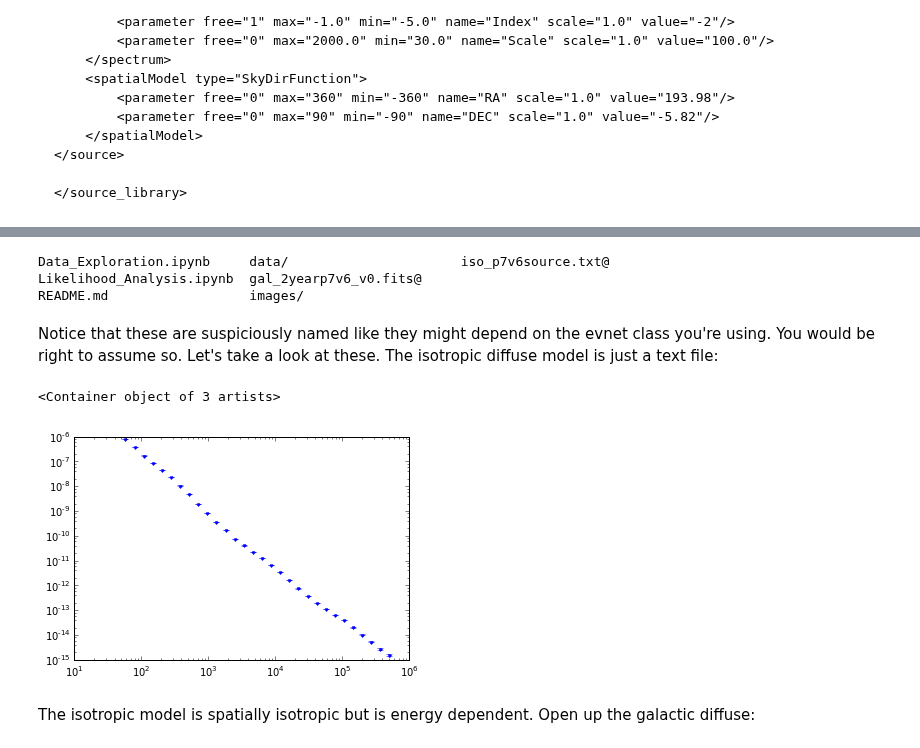
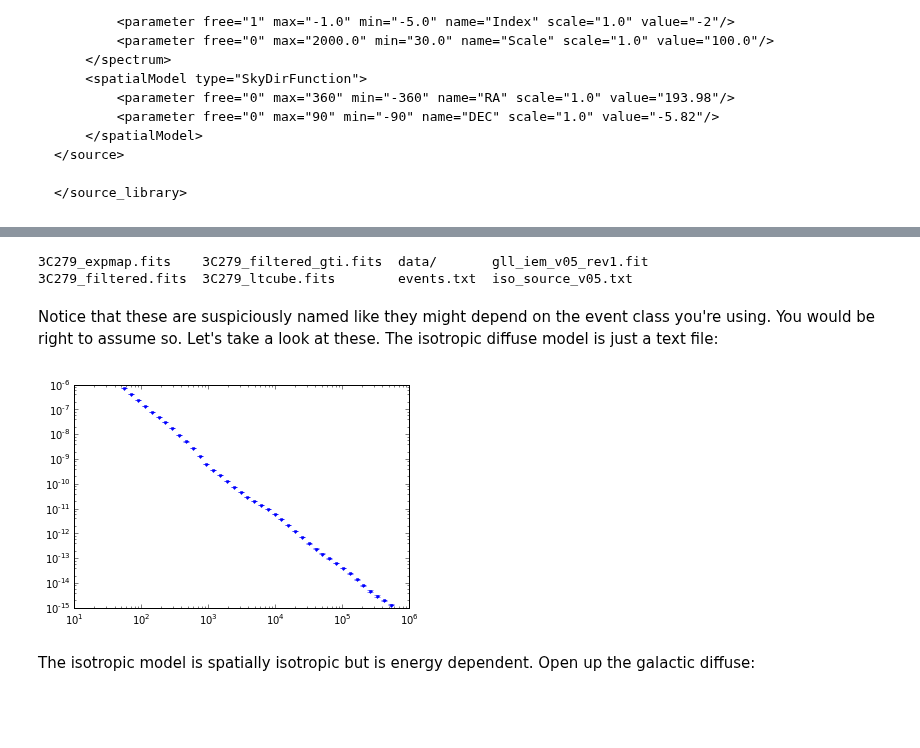
Before and after one commit to FermiSummerSchool/fermi-summer-school, a Jupyter notebook: Likelihood_Analysis.ipynb, the cells around one changed output, grey strips where cells are left out. Cells and saved outputs as stored; diff of their text form; code cells hidden in the pictures; blank space fills up the shorter version.

Commit message:
Updated the model and the basic likelihood tutorial for 2014.

```diff
--- a/Likelihood_Analysis.ipynb
+++ b/Likelihood_Analysis.ipynb
@@ -332,20 +318,19 @@ gll_iem_v02_P6_V11_DIFFUSE.fit@
 # %%
-ls
+ls analysis/
 # %% [output]
-Data_Exploration.ipynb     data/                      iso_p7v6source.txt@
-Likelihood_Analysis.ipynb  gal_2yearp7v6_v0.fits@
-README.md                  images/
+3C279_expmap.fits    3C279_filtered_gti.fits  data/       gll_iem_v05_rev1.fit
+3C279_filtered.fits  3C279_ltcube.fits        events.txt  iso_source_v05.txt
 # %% [markdown]
-Notice that these are suspiciously named like they might depend on the evnet class you're using.  You would be right to assume so.  Let's take a look at these.  The isotropic diffuse model is just a text file:
+Notice that these are suspiciously named like they might depend on the event class you're using.  You would be right to assume so.  Let's take a look at these.  The isotropic diffuse model is just a text file:
 # %%
-isotropic = np.genfromtxt("iso_p7v6source.txt")
+isotropic = np.genfromtxt("analysis/iso_source_v05.txt")
 # %%
-yscale('log')
-xscale('log')
-errorbar(isotropic[:,0],isotropic[:,1],yerr=isotropic[:,2],fmt='.')
+plt.yscale('log')
+plt.xscale('log')
+plt.errorbar(isotropic[:,0],isotropic[:,1],yerr=isotropic[:,2],fmt='.')
+plt.show()
 # %% [output]
-<Container object of 3 artists>
-[figure, old version]
+[figure, new version]
 # %% [markdown]
 The isotropic model is spatially isotropic but is energy dependent.  Open up the galactic diffuse:
 # %%
```
Also changed, not shown: parts of 57 cells of this notebook, 1 other file.
